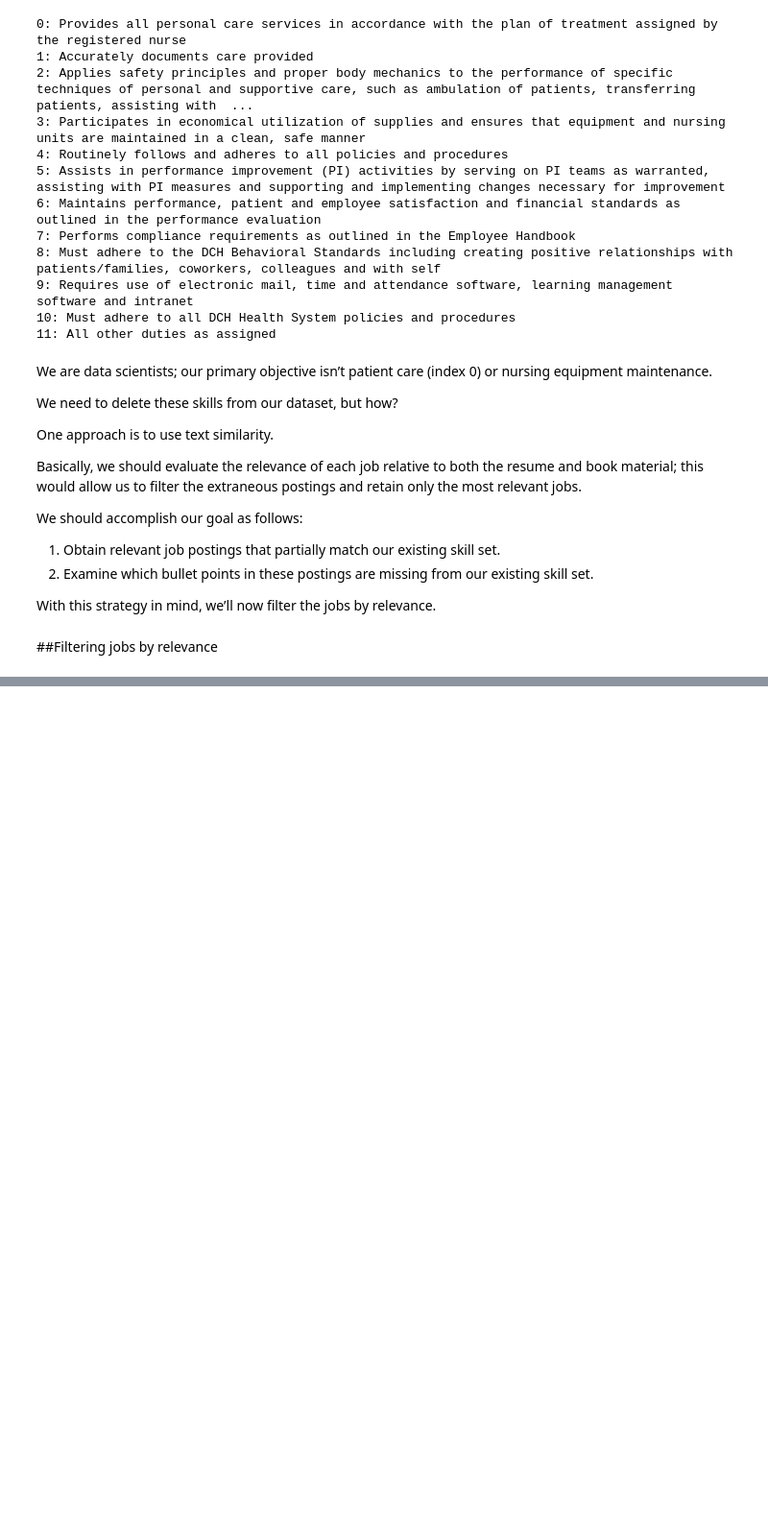
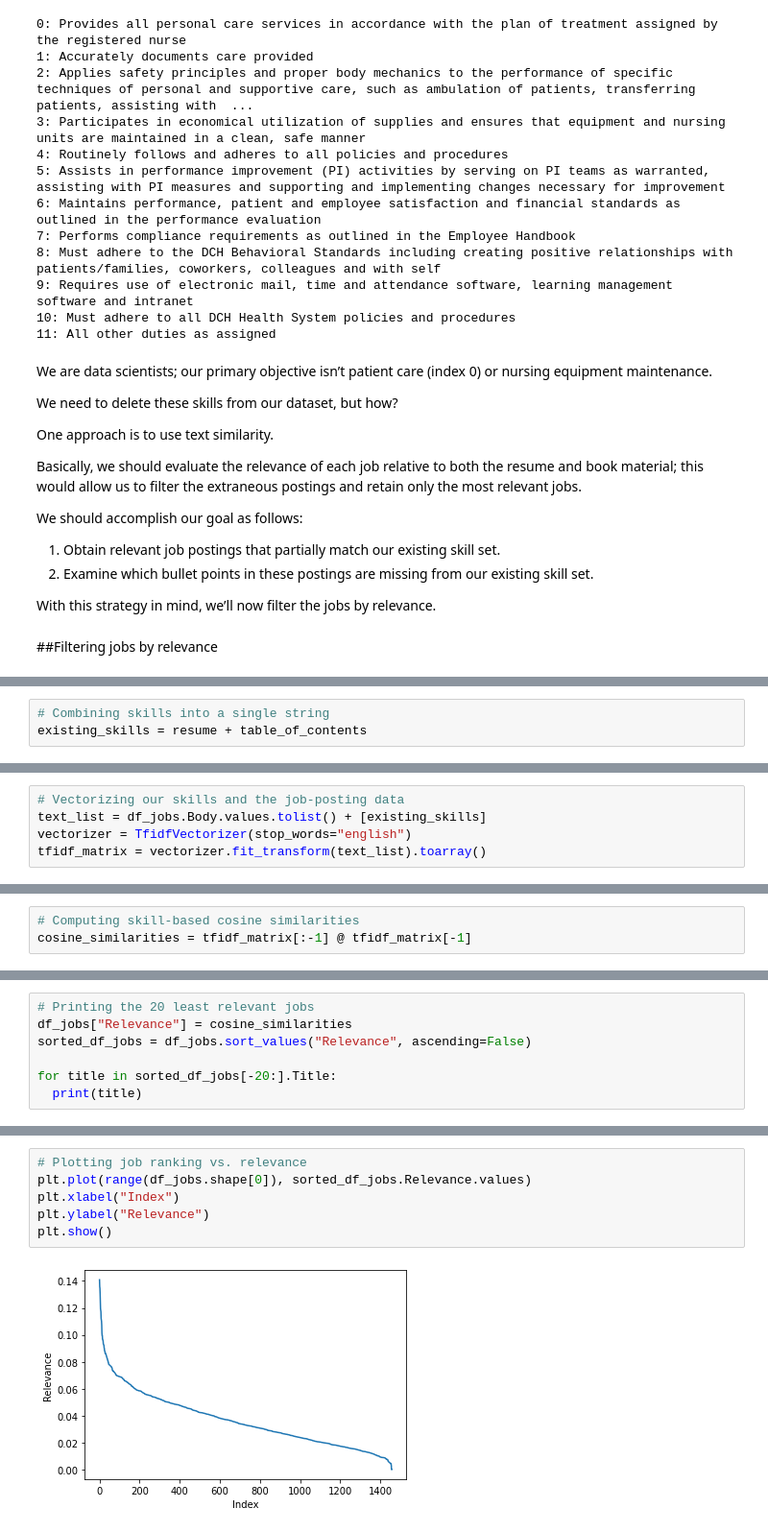
Before and after one commit to rahiakela/data-science-research-and-practice, a Jupyter notebook: data-science-bookcamp/case-study-4--job-resume-improvement/05_case_study_job_resume_improvement.ipynb, the cells around one changed output, grey strips where cells are left out. Shown at 96% size. Drawn from its saved outputs; the diff is of its cells as text; blank space fills up the shorter version.

```diff
--- a/data-science-bookcamp/case-study-4--job-resume-improvement/05_case_study_job_resume_improvement.ipynb
+++ b/data-science-bookcamp/case-study-4--job-resume-improvement/05_case_study_job_resume_improvement.ipynb
@@ -264,0 +299,3 @@ With this strategy in mind, we’ll now filter the jobs by relevance.
+# %%
+# Combining skills into a single string
+existing_skills = resume + table_of_contents
@@ -264,0 +309,5 @@ With this strategy in mind, we’ll now filter the jobs by relevance.
+# %%
+# Vectorizing our skills and the job-posting data
+text_list = df_jobs.Body.values.tolist() + [existing_skills]
+vectorizer = TfidfVectorizer(stop_words="english")
+tfidf_matrix = vectorizer.fit_transform(text_list).toarray()
@@ -264,0 +321,3 @@ With this strategy in mind, we’ll now filter the jobs by relevance.
+# %%
+# Computing skill-based cosine similarities
+cosine_similarities = tfidf_matrix[:-1] @ tfidf_matrix[-1]
@@ -264,0 +332,7 @@ With this strategy in mind, we’ll now filter the jobs by relevance.
+# %%
+# Printing the 20 least relevant jobs
+df_jobs["Relevance"] = cosine_similarities
+sorted_df_jobs = df_jobs.sort_values("Relevance", ascending=False)
+
+for title in sorted_df_jobs[-20:].Title:
+  print(title)
@@ -264,0 +385,8 @@ With this strategy in mind, we’ll now filter the jobs by relevance.
+# %%
+# Plotting job ranking vs. relevance
+plt.plot(range(df_jobs.shape[0]), sorted_df_jobs.Relevance.values)
+plt.xlabel("Index")
+plt.ylabel("Relevance")
+plt.show()
+# %% [output]
+[figure, added]
```
Also changed, not shown: parts of 14 cells of this notebook.
